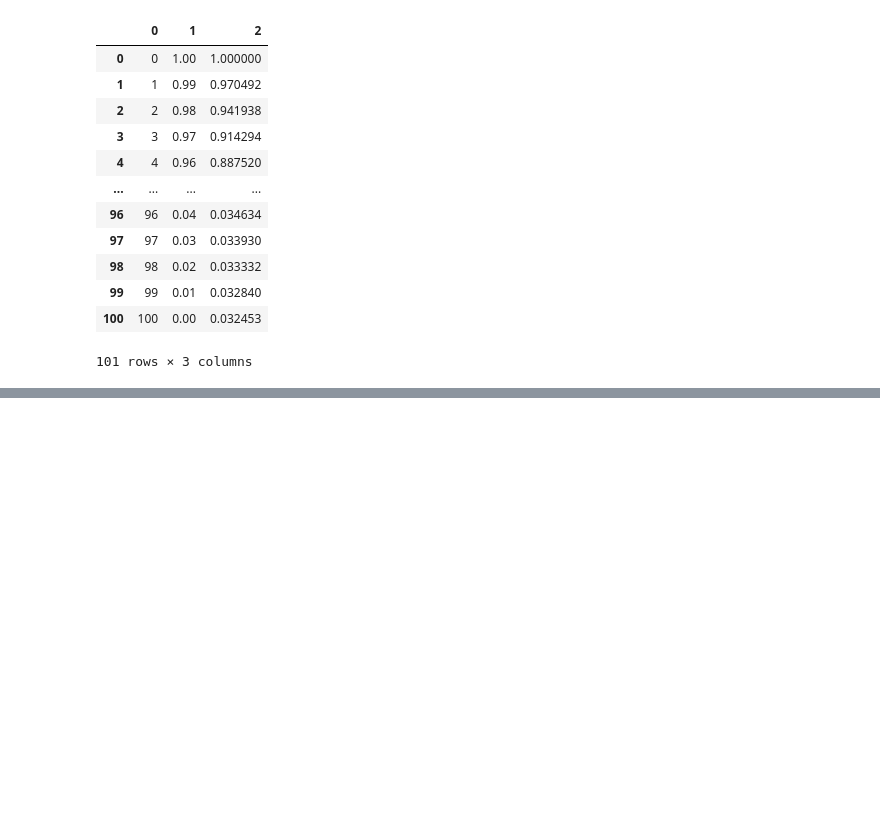
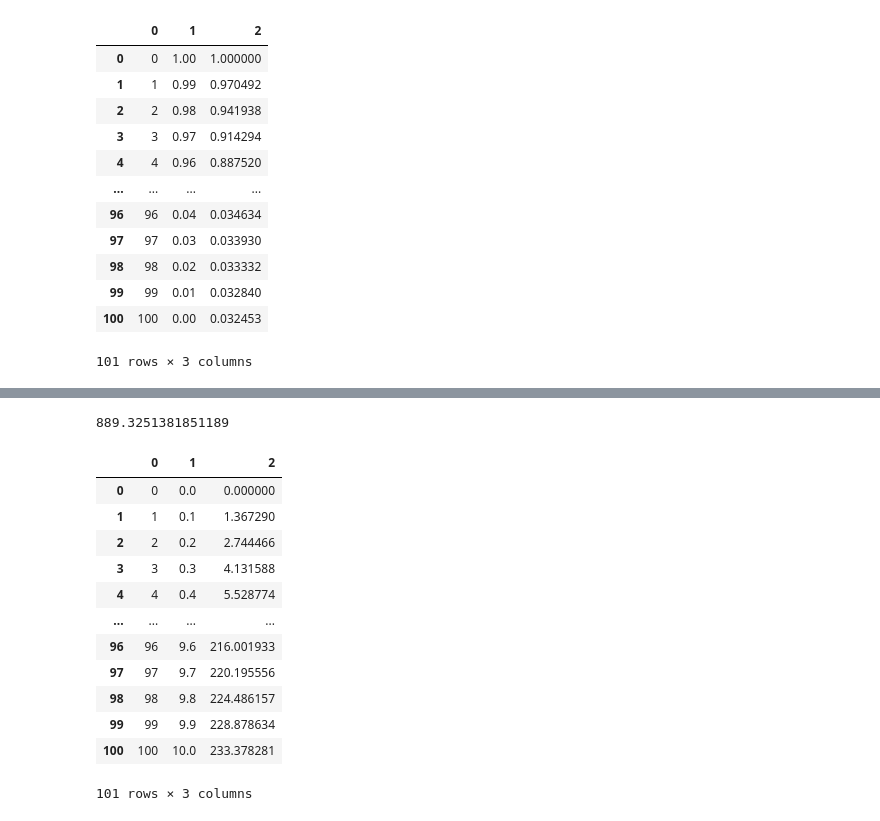
Before and after one commit to tirals88/Numerical-Mathematics-and-Computing, a Jupyter notebook: Chap7_Initial Values Problems.ipynb, the cells around one changed output, grey strips where cells are left out. Cells and saved outputs as stored; diff of their text form; code cells hidden in the pictures; blank space fills up the shorter version.

```diff
--- a/Chap7_Initial Values Problems.ipynb
+++ b/Chap7_Initial Values Problems.ipynb
@@ -323,0 +455,25 @@ error : 0.0013744818164682648
+# %%
+#order 2 가 더 정확한 것을 확인할 수 있음
+10**3 - 4*np.log(10) + np.arctan(10) + 4*np.log(5) - np.arctan(5) - 108
+# %% [output]
+889.3251381851189
+# %%
+#17-(c)
+def exf171(t, x):
+  return (5370-981-x**(3/2)/np.log(2+x))/(321-24*t)
+
+Euler(100, 0, 10, exf171, 0)
+# %% [output]
+|  | 0 | 1 | 2 |
+| 0 | 0 | 0.0 | 0.000000 |
+| 1 | 1 | 0.1 | 1.367290 |
+| 2 | 2 | 0.2 | 2.744466 |
+| 3 | 3 | 0.3 | 4.131588 |
+| 4 | 4 | 0.4 | 5.528774 |
+| ... | ... | ... | ... |
+| 96 | 96 | 9.6 | 216.001933 |
+| 97 | 97 | 9.7 | 220.195556 |
+| 98 | 98 | 9.8 | 224.486157 |
+| 99 | 99 | 9.9 | 228.878634 |
+| 100 | 100 | 10.0 | 233.378281 |
+101 rows × 3 columns
```
Also changed, not shown: parts of 10 cells of this notebook.
